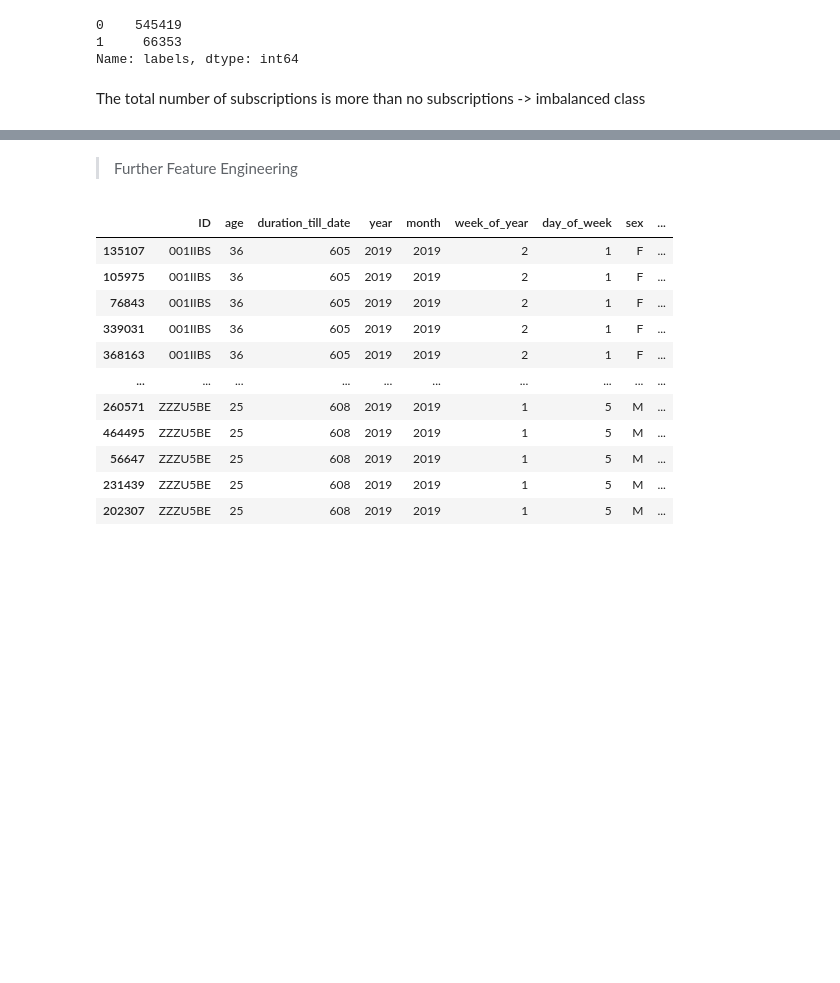
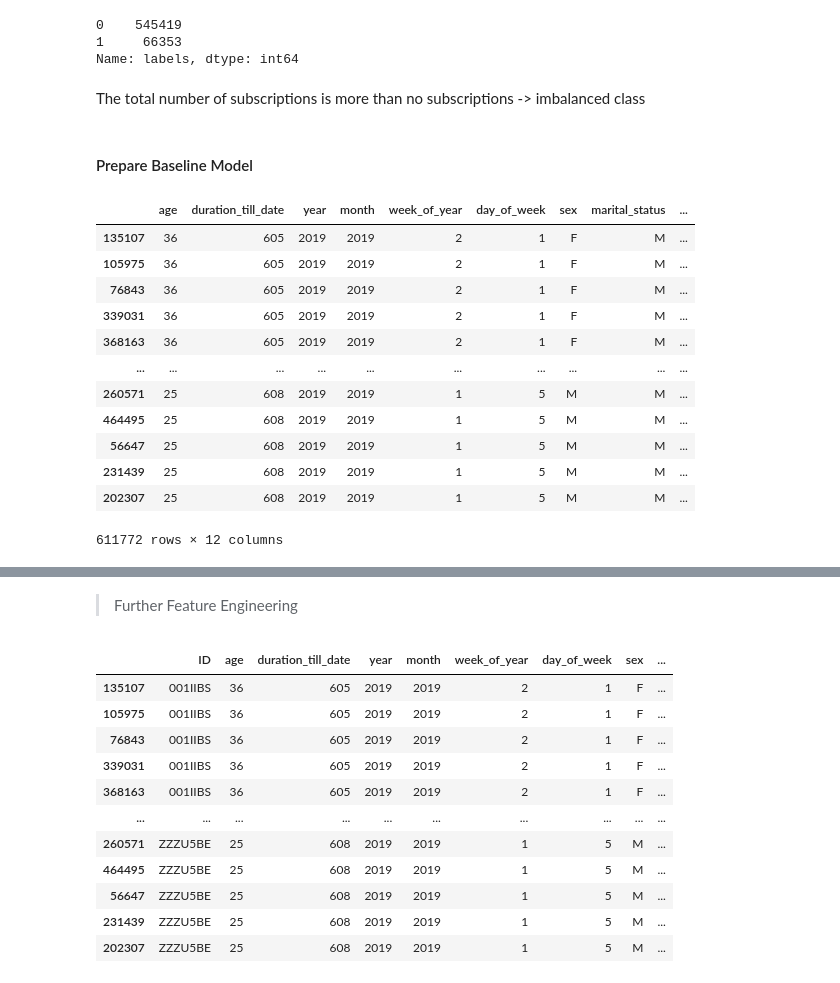
Before and after one commit to Patrick5455/Zimnat-Insurance-Challenge, a Jupyter notebook: modelling/modelling_notebook.ipynb, the cells around one changed output, grey strips where cells are left out. Saved outputs shown, nothing was run; the diff lists cells and outputs as text; code cells hidden in the pictures; blank space fills up the shorter version.

```diff
--- a/modelling/modelling_notebook.ipynb
+++ b/modelling/modelling_notebook.ipynb
@@ -360,4 +468,4 @@ f'lenght of insurance products {len(product_ids)}'
 # %% [output]
 'lenght of insurance products 21'
 # %%
-non_product_ids = train_set.iloc[:, :12].columns.tolist()
+non_product_cols = train_set.iloc[:, :12].columns.tolist()
@@ -446,3 +554,23 @@ train_set.labels.value_counts()
 Name: labels, dtype: int64
 # %% [markdown]
 The total number of subscriptions is more than no subscriptions -> imbalanced class
+# %% [markdown]
+#### Prepare Baseline Model
+# %%
+base_model_data = train_set.drop(columns=['ID', 'labels'])
+# %%
+base_model_data
+# %% [output]
+|  | age | duration_till_date | year | month | week_of_year | day_of_week | sex | marital_status | ... |
+| 135107 | 36 | 605 | 2019 | 2019 | 2 | 1 | F | M | ... |
+| 105975 | 36 | 605 | 2019 | 2019 | 2 | 1 | F | M | ... |
+| 76843 | 36 | 605 | 2019 | 2019 | 2 | 1 | F | M | ... |
+| 339031 | 36 | 605 | 2019 | 2019 | 2 | 1 | F | M | ... |
+| 368163 | 36 | 605 | 2019 | 2019 | 2 | 1 | F | M | ... |
+| ... | ... | ... | ... | ... | ... | ... | ... | ... | ... |
+| 260571 | 25 | 608 | 2019 | 2019 | 1 | 5 | M | M | ... |
+| 464495 | 25 | 608 | 2019 | 2019 | 1 | 5 | M | M | ... |
+| 56647 | 25 | 608 | 2019 | 2019 | 1 | 5 | M | M | ... |
+| 231439 | 25 | 608 | 2019 | 2019 | 1 | 5 | M | M | ... |
+| 202307 | 25 | 608 | 2019 | 2019 | 1 | 5 | M | M | ... |
+611772 rows × 12 columns
```
Also changed, not shown: parts of 26 cells of this notebook.
